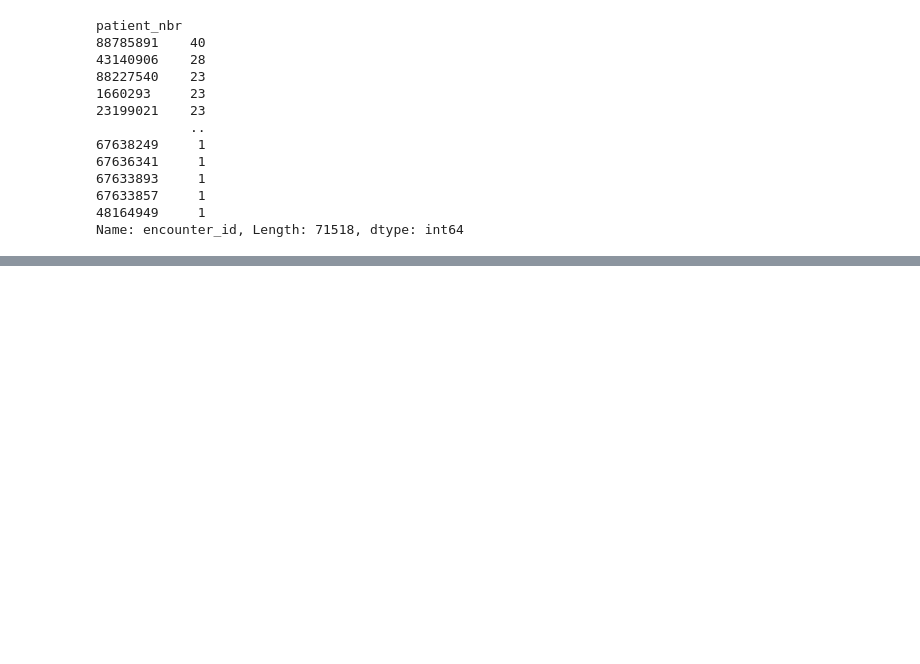
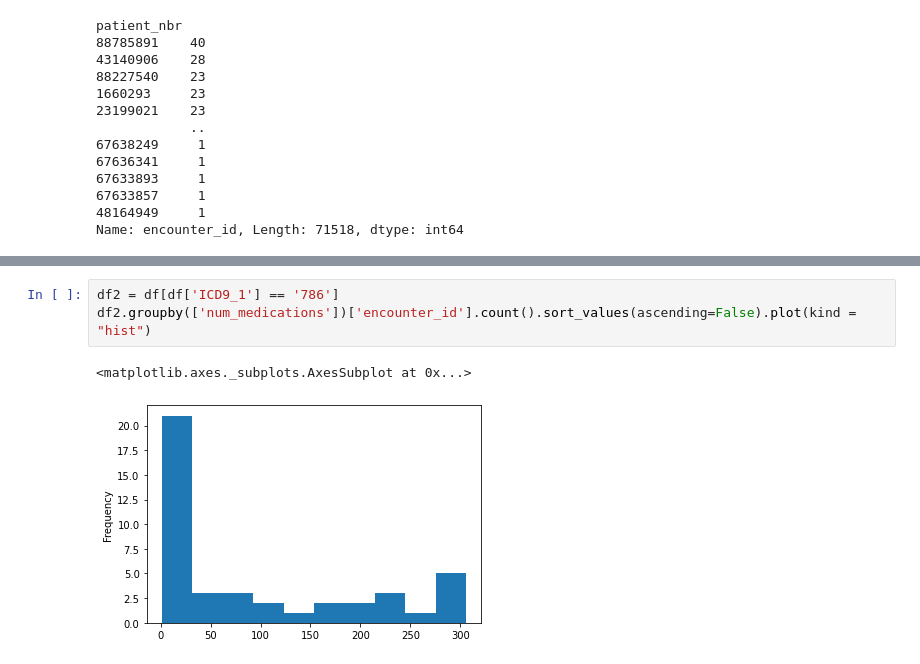
Before and after one commit to tuccib/CUNY-LAG, a Jupyter notebook: 210629_Project_2_clinical_data.ipynb, the cells around one changed output, grey strips where cells are left out. Cells and saved outputs as stored; diff of their text form; blank space fills up the shorter version.

```diff
--- a/210629_Project_2_clinical_data.ipynb
+++ b/210629_Project_2_clinical_data.ipynb
@@ -119,0 +265,6 @@ Name: encounter_id, Length: 717, dtype: int64
+# %%
+df2 = df[df['ICD9_1'] == '786']
+df2.groupby(['num_medications'])['encounter_id'].count().sort_values(ascending=False).plot(kind = "hist")
+# %% [output]
+<matplotlib.axes._subplots.AxesSubplot at 0x...>
+[figure, added]
```
Also changed, not shown: parts of 12 cells of this notebook.
